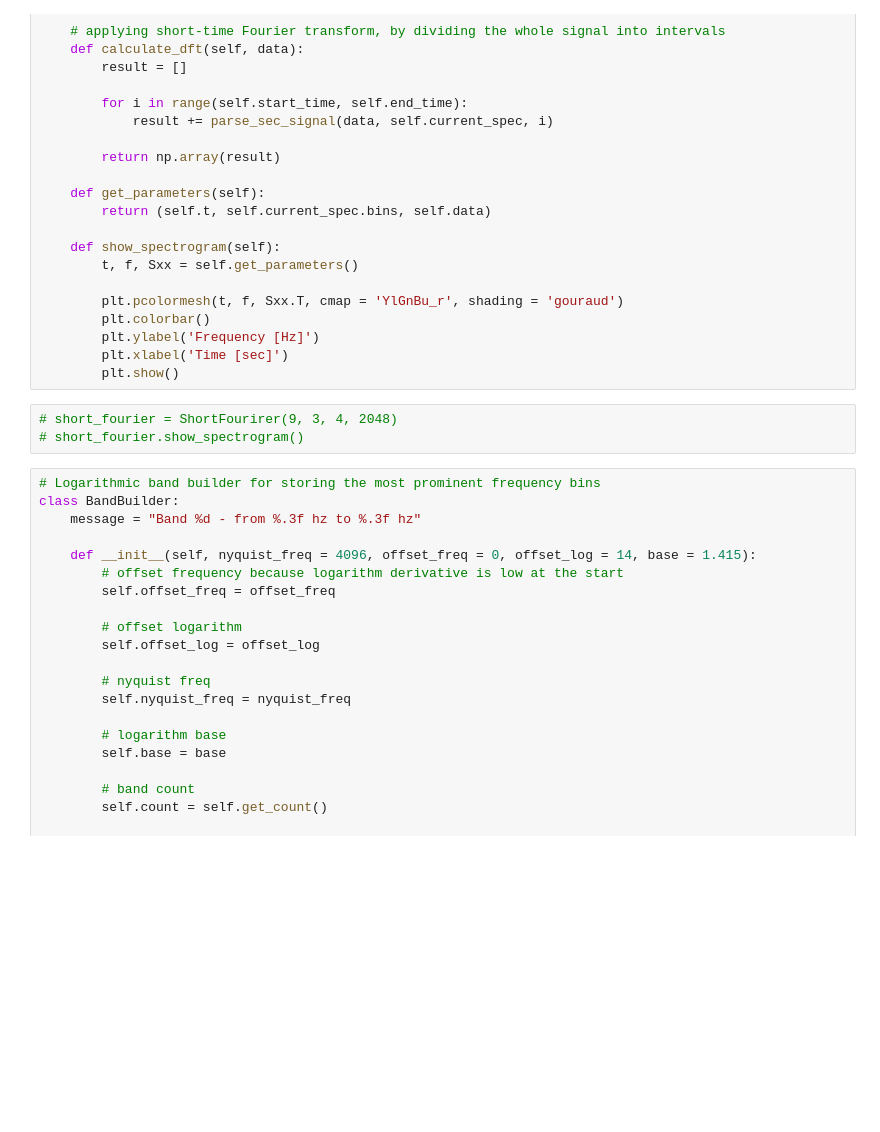
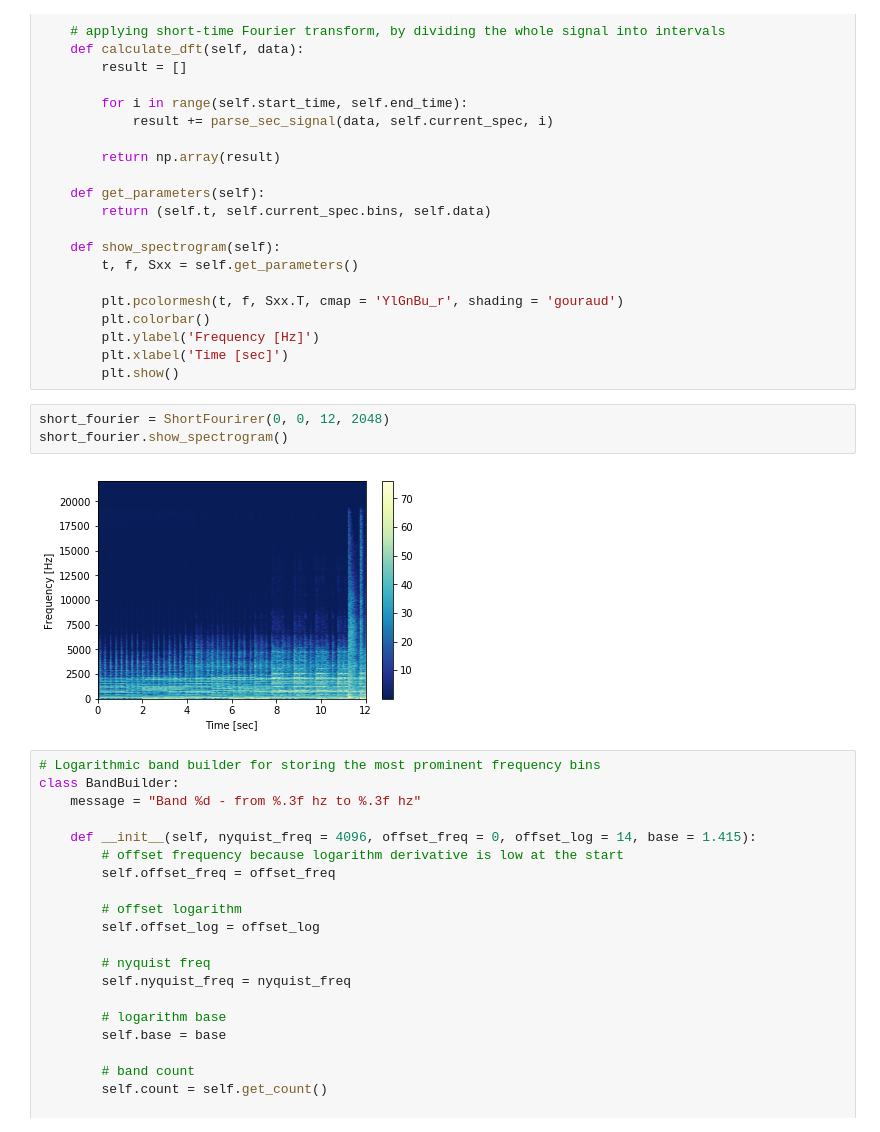
Before and after one commit to DomainFlag/DataScienceNotes, a Jupyter notebook: Audio Signal.ipynb, the cells around one changed output. Cells and saved outputs as stored; diff of their text form; blank space fills up the shorter version.

```diff
--- a/Audio Signal.ipynb
+++ b/Audio Signal.ipynb
@@ -441,8 +440,10 @@ class ShortFourirer:
         plt.xlabel('Time [sec]')
         plt.show()
 # %%
-# short_fourier = ShortFourirer(9, 3, 4, 2048)
-# short_fourier.show_spectrogram()
+short_fourier = ShortFourirer(0, 0, 12, 2048)
+short_fourier.show_spectrogram()
+# %% [output]
+[figure, added]
 # %%
 # Logarithmic band builder for storing the most prominent frequency bins
 class BandBuilder:
```
Also changed, not shown: parts of 5 cells of this notebook, 8 other files.
